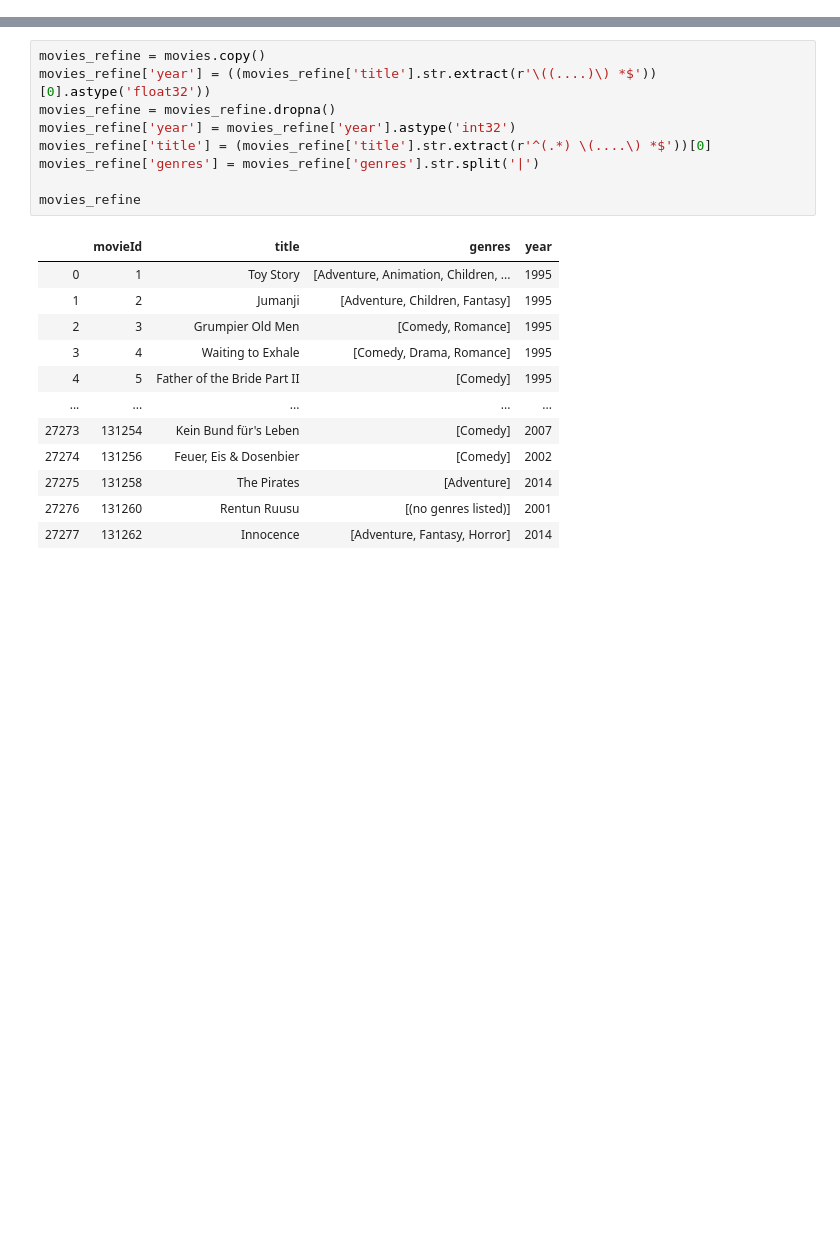
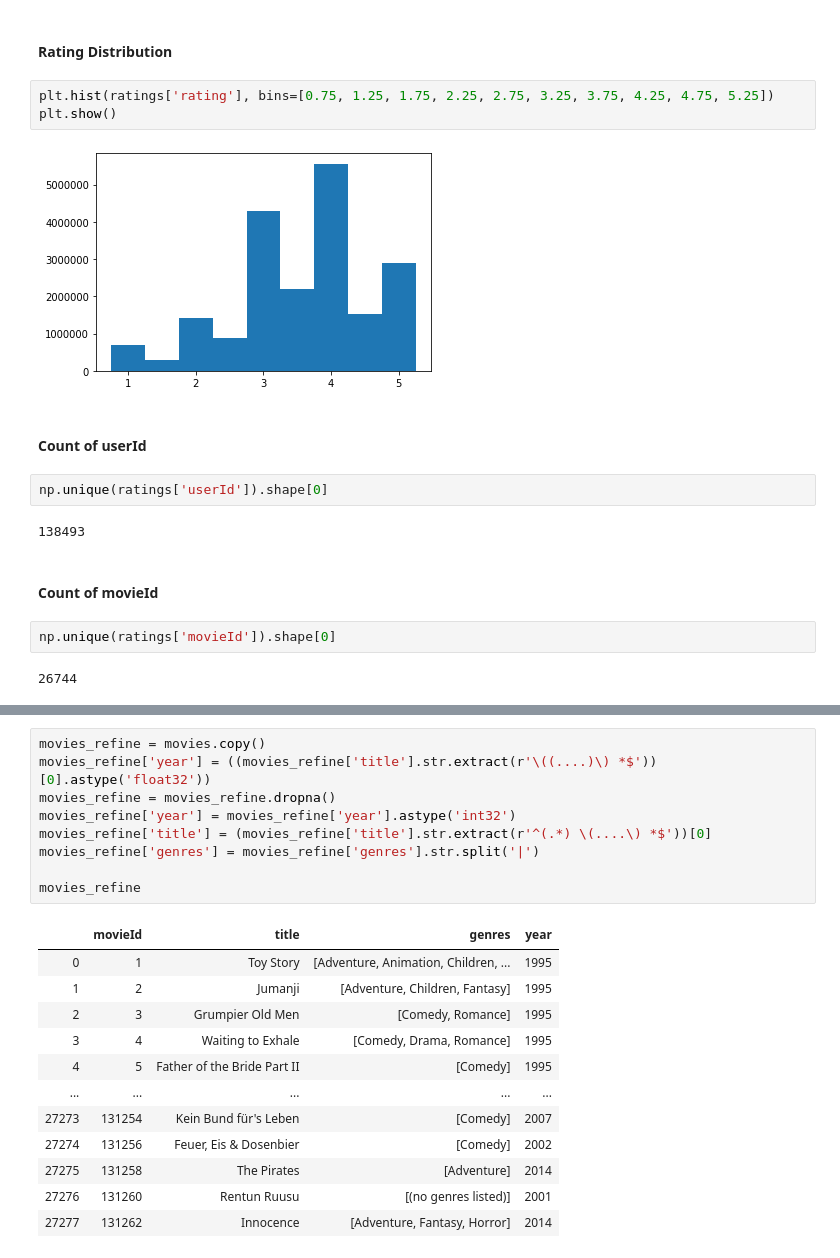
Before and after one commit to abhijit1998/Movie-Recommender, a Jupyter notebook: Movie Recommender System.ipynb, the cells around one changed output, grey strips where cells are left out. Cells and saved outputs as stored; diff of their text form; blank space fills up the shorter version.

```diff
--- a/Movie Recommender System.ipynb
+++ b/Movie Recommender System.ipynb
@@ -8,0 +35,19 @@ tags=pd.read_csv('data/tag.csv')
+# %% [markdown]
+#### Rating Distribution
+# %%
+plt.hist(ratings['rating'], bins=[0.75, 1.25, 1.75, 2.25, 2.75, 3.25, 3.75, 4.25, 4.75, 5.25])
+plt.show()
+# %% [output]
+[figure, added]
+# %% [markdown]
+#### Count of userId
+# %%
+np.unique(ratings['userId']).shape[0]
+# %% [output]
+138493
+# %% [markdown]
+#### Count of movieId
+# %%
+np.unique(ratings['movieId']).shape[0]
+# %% [output]
+26744
```
Also changed, not shown: parts of 58 cells of this notebook.
